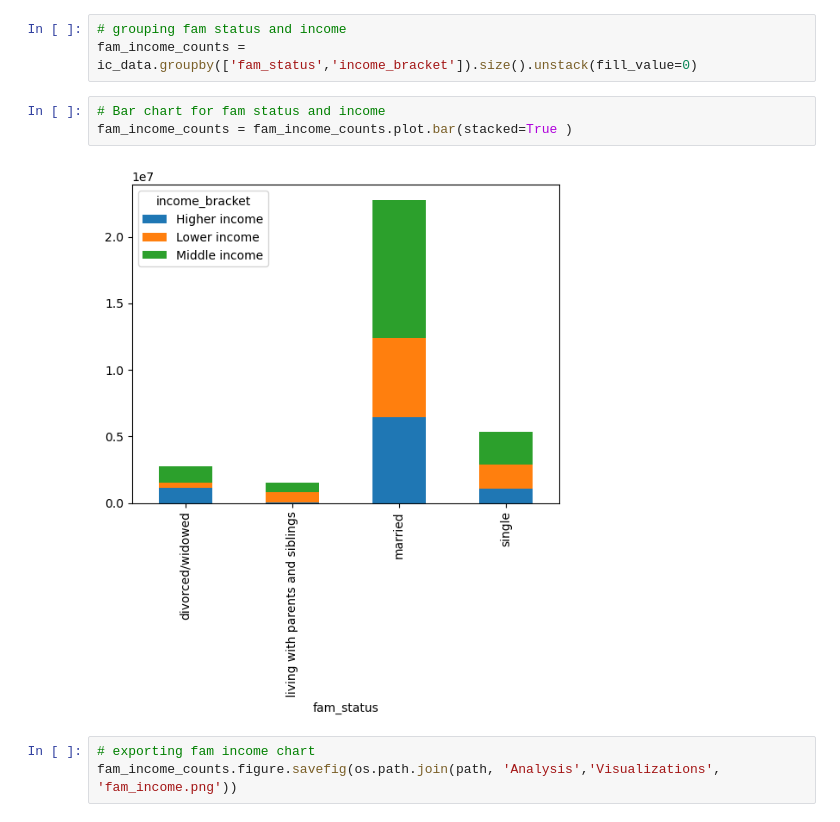
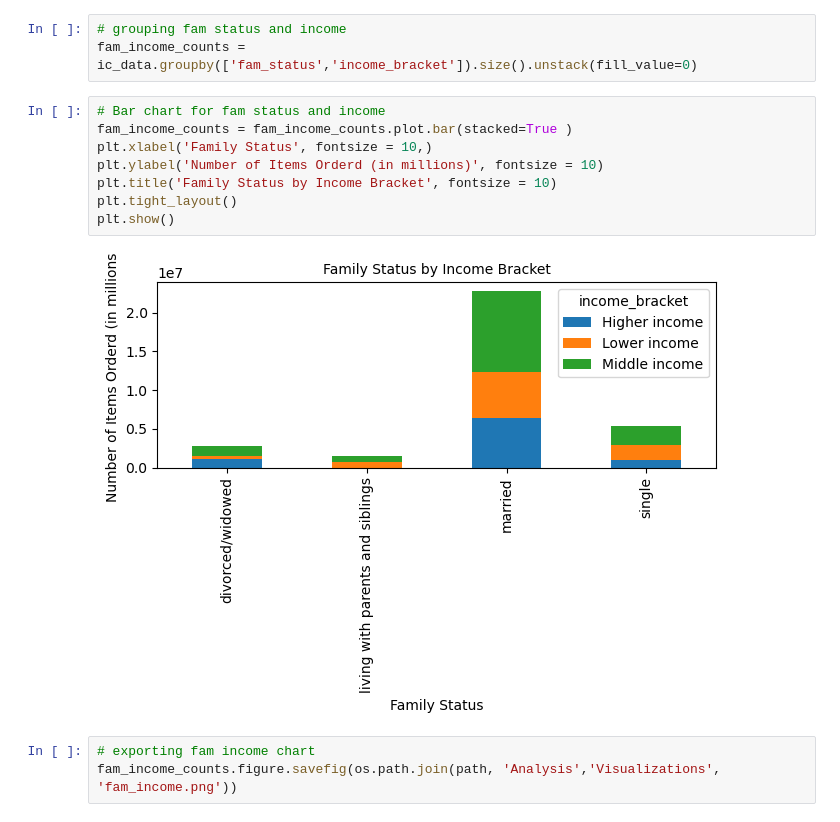
Before and after one commit to JennyferVik/IC-Analysis, a Jupyter notebook: Scripts/4.10 Coding Etiquette & Excel Reporting.ipynb, the cells around one changed output. Drawn from its saved outputs; the diff is of its cells as text.

```diff
--- a/Scripts/4.10 Coding Etiquette & Excel Reporting.ipynb
+++ b/Scripts/4.10 Coding Etiquette & Excel Reporting.ipynb
@@ -363,8 +389,13 @@ fam_income_counts = ic_data.groupby(['fam_status','income_bracket']).size().unst
 # %%
 # Bar chart for fam status and income
 fam_income_counts = fam_income_counts.plot.bar(stacked=True )
+plt.xlabel('Family Status', fontsize = 10,)
+plt.ylabel('Number of Items Orderd (in millions)', fontsize = 10)
+plt.title('Family Status by Income Bracket', fontsize = 10)
+plt.tight_layout()
+plt.show()
 # %% [output]
-[figure, old version]
+[figure, new version]
 # %%
 # exporting fam income chart
 fam_income_counts.figure.savefig(os.path.join(path, 'Analysis','Visualizations', 'fam_income.png'))
```
Also changed, not shown: parts of 17 cells of this notebook.
